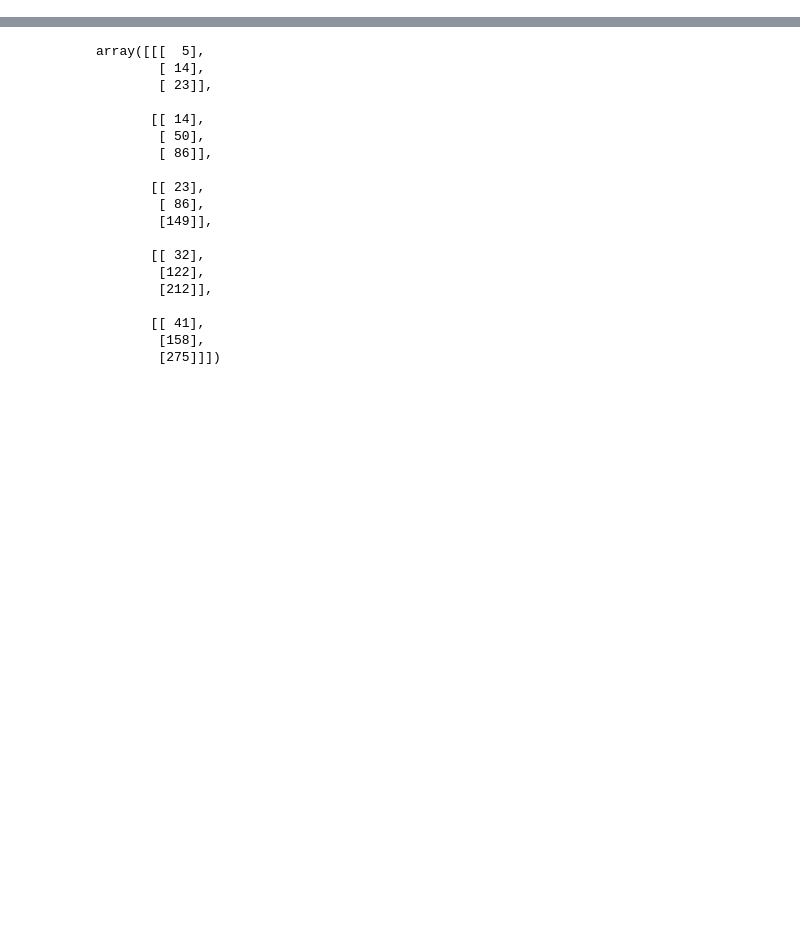
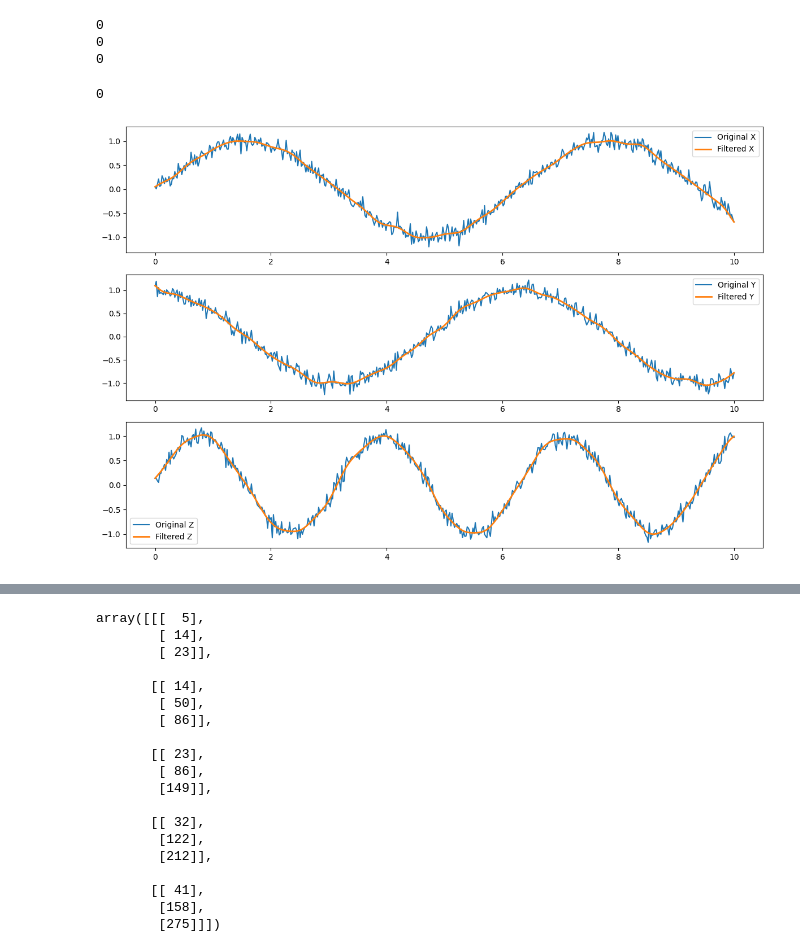
Before and after one commit to yunsuk-jeung/mars, a Jupyter notebook: tester.ipynb, the cells around one changed output, grey strips where cells are left out. Cells and saved outputs as stored; diff of their text form; code cells hidden in the pictures; blank space fills up the shorter version.

```diff
--- a/tester.ipynb
+++ b/tester.ipynb
@@ -6,0 +41,79 @@ import math
+# %%
+def test(op_id0, op_id1):
+    if (op_id0, op_id1) == (None, None):
+        print(0)
+    elif op_id0 is not None and op_id1 is None:
+        print(00)
+    elif op_id0 is None and op_id1 is not None:
+        print(000)
+
+
+(op_id0, op_id1) = (None, None)
+test(op_id0, op_id1)
+
+(op_id0, op_id1) = (None, 1)
+test(op_id0, op_id1)
+
+(op_id0, op_id1) = (1, None)
+test(op_id0, op_id1)
+
+(op_id0, op_id1) = (1, 1)
+test(op_id0, op_id1)
+# %% [output]
+0
+0
+0
+# %%
+a = np.array(range(10)).reshape(-1, 1)
+a[0, 0]
+# %% [output]
+0
+# %%
+import numpy as np
+from scipy.signal import butter, filtfilt
+import matplotlib.pyplot as plt
+
+# 3차원 경로 데이터를 생성하거나 불러옵니다 (예: x, y, z 좌표)
+np.random.seed(42)
+t = np.linspace(0, 10, 500)  # 시간 축
+x = np.sin(t) + np.random.normal(0, 0.1, len(t))  # 노이즈가 섞인 신호
+y = np.cos(t) + np.random.normal(0, 0.1, len(t))
+z = np.sin(2 * t) + np.random.normal(0, 0.1, len(t))
+
+# Butterworth 필터 설계
+def lowpass_filter(data, cutoff, fs, order=4):
+    nyquist = 0.5 * fs  # 나이퀴스트 주파수
+    normal_cutoff = cutoff / nyquist
+    b, a = butter(order, normal_cutoff, btype='low', analog=False)
+    filtered_data = filtfilt(b, a, data)
+    return filtered_data
+
+
+# 필터 적용
+cutoff = 2.0  # 컷오프 주파수 (Hz)
+fs = 50.0  # 샘플링 주파수 (Hz)
+x_filtered = lowpass_filter(x, cutoff, fs)
+y_filtered = lowpass_filter(y, cutoff, fs)
+z_filtered = lowpass_filter(z, cutoff, fs)
+
+# 필터링 결과 시각화
+plt.figure(figsize=(12, 8))
+plt.subplot(3, 1, 1)
+plt.plot(t, x, label='Original X')
+plt.plot(t, x_filtered, label='Filtered X', linewidth=2)
+plt.legend()
+
+plt.subplot(3, 1, 2)
+plt.plot(t, y, label='Original Y')
+plt.plot(t, y_filtered, label='Filtered Y', linewidth=2)
+plt.legend()
+
+plt.subplot(3, 1, 3)
+plt.plot(t, z, label='Original Z')
+plt.plot(t, z_filtered, label='Filtered Z', linewidth=2)
+plt.legend()
+
+plt.tight_layout()
+plt.show()
+# %% [output]
+[figure, added]
```
Also changed, not shown: parts of 6 cells of this notebook, 11 other files.
